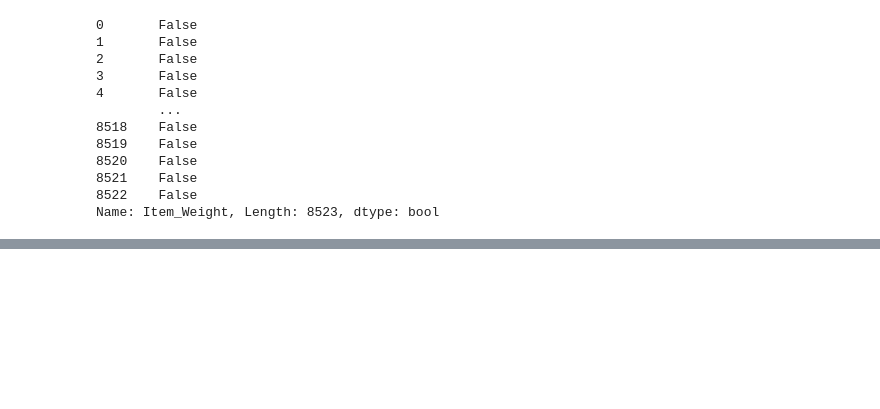
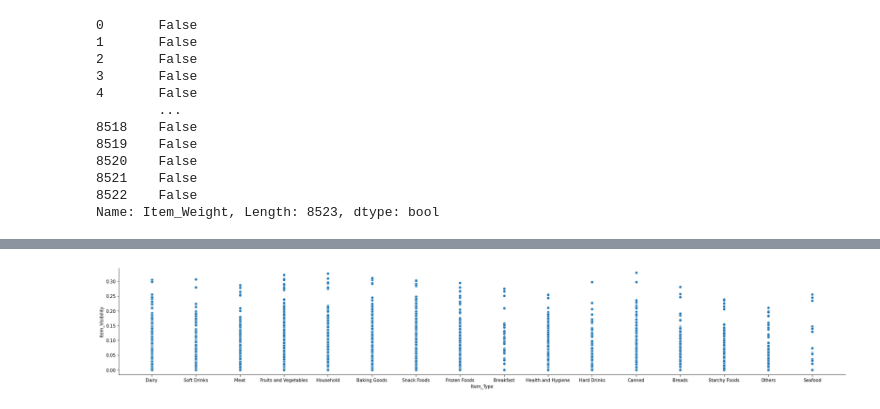
Before and after one commit to PeriAdan/sales-predictions, a Jupyter notebook: Project.ipynb, the cells around one changed output, grey strips where cells are left out. Drawn from its saved outputs; the diff is of its cells as text; code cells hidden in the pictures; blank space fills up the shorter version.

```diff
--- a/Project.ipynb
+++ b/Project.ipynb
@@ -152,0 +245,5 @@ df.head()
+# %%
+sns.pairplot(df, x_vars=['Item_Type',], y_vars='Item_Visibility', height=4, aspect=6, kind='scatter')
+plt.show()
+# %% [output]
+[figure, added]
```
Also changed, not shown: parts of 16 cells of this notebook.
